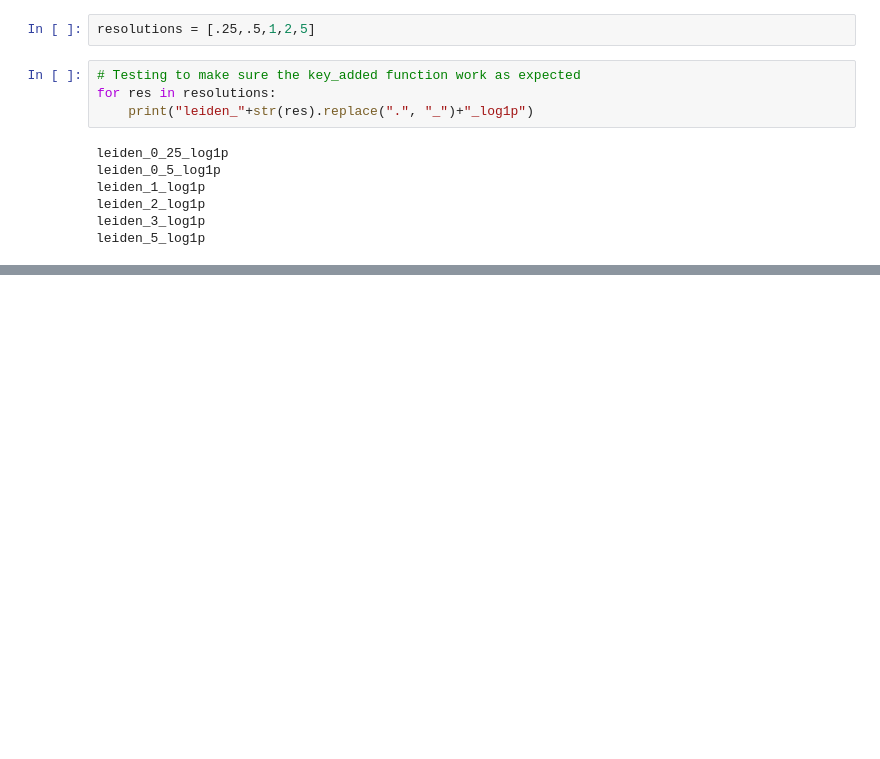
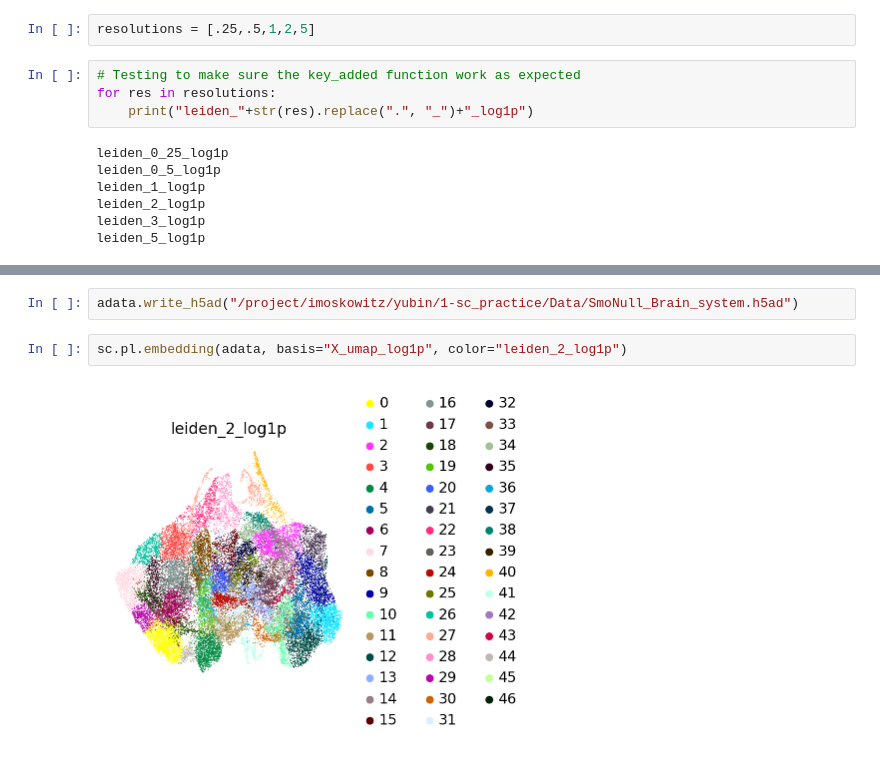
Before and after one commit to Oiya861028/1-sc_practice, a Jupyter notebook: Clustering/Leiden Cluster.ipynb, the cells around one changed output, grey strips where cells are left out. Saved outputs shown, nothing was run; the diff lists cells and outputs as text; blank space fills up the shorter version.

```diff
--- a/Clustering/Leiden Cluster.ipynb
+++ b/Clustering/Leiden Cluster.ipynb
@@ -39,0 +54,6 @@ for resolution in resolutions:
+# %%
+adata.write_h5ad("/project/imoskowitz/yubin/1-sc_practice/Data/SmoNull_Brain_system.h5ad")
+# %%
+sc.pl.embedding(adata, basis="X_umap_log1p", color="leiden_2_log1p")
+# %% [output]
+[figure, added]
```
Also changed, not shown: parts of 2 cells of this notebook, 3 other files.
